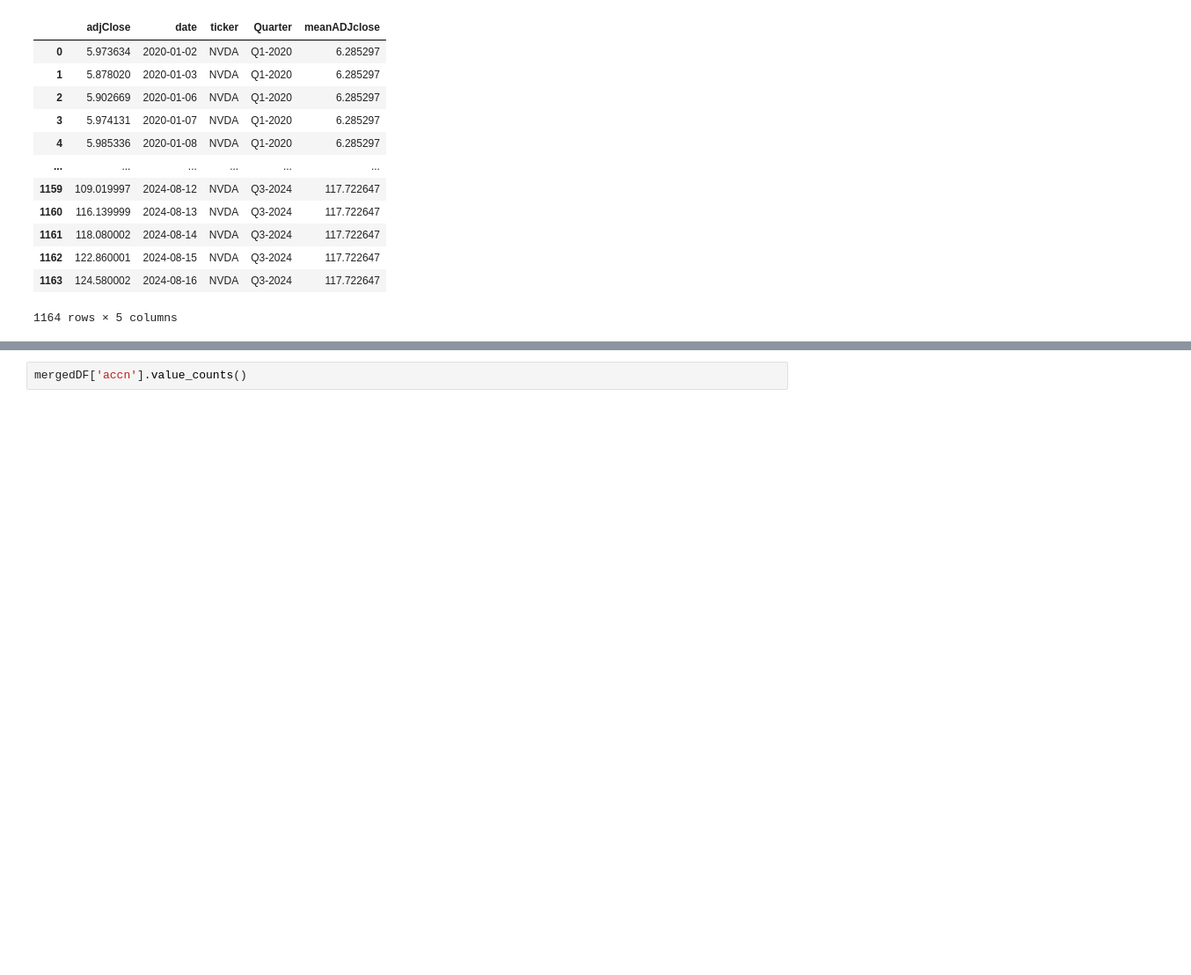
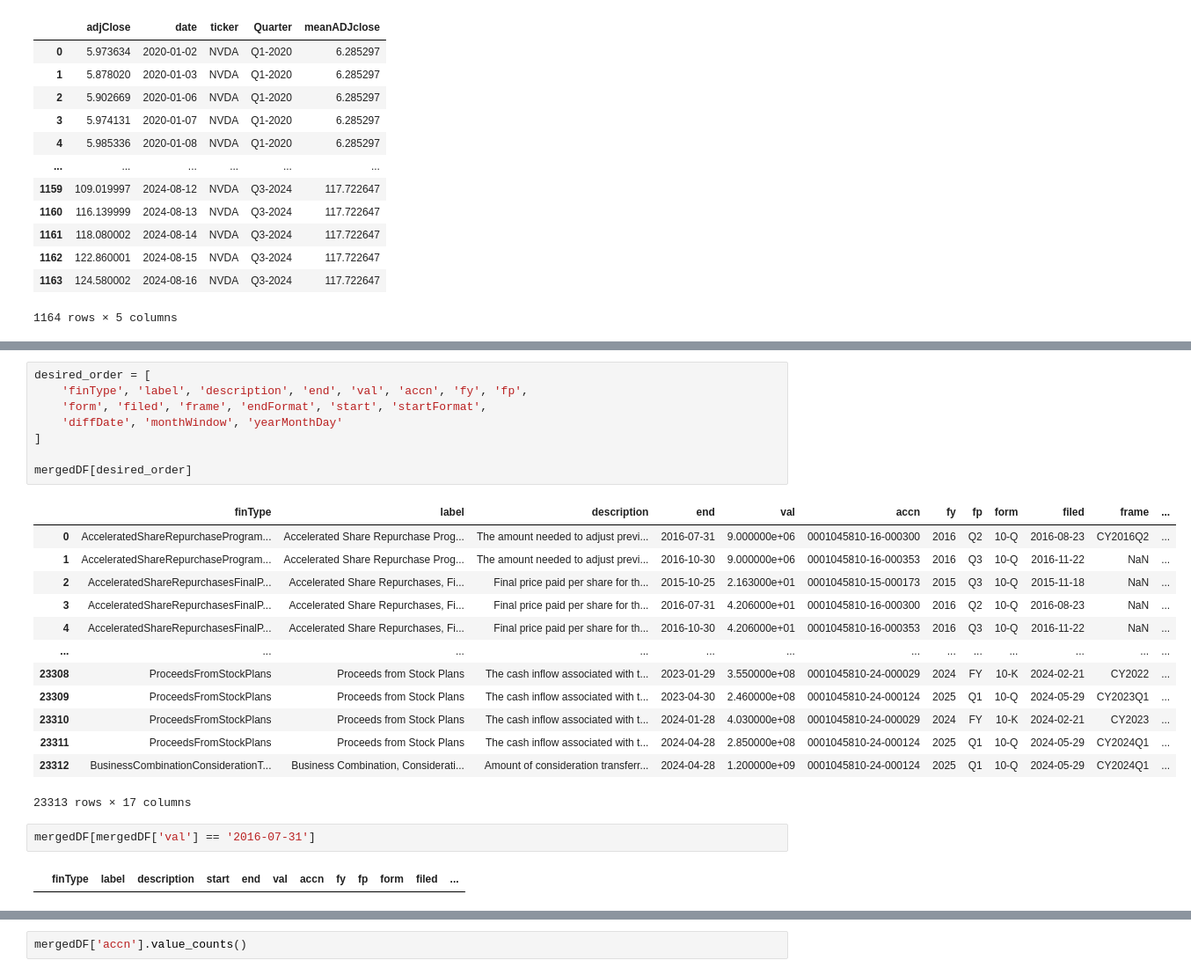
Before and after one commit to prosowiec/DeltaStock, a Jupyter notebook: notebooks/methods.ipynb, the cells around one changed output, grey strips where cells are left out. Shown at 88% size. Cells and saved outputs as stored; diff of their text form; blank space fills up the shorter version.

```diff
--- a/notebooks/methods.ipynb
+++ b/notebooks/methods.ipynb
@@ -99,0 +123,26 @@ mergedDF
+# %%
+desired_order = [
+    'finType', 'label', 'description', 'end', 'val', 'accn', 'fy', 'fp',
+    'form', 'filed', 'frame', 'endFormat', 'start', 'startFormat',
+    'diffDate', 'monthWindow', 'yearMonthDay'
+]
+
+mergedDF[desired_order]
+# %% [output]
+|  | finType | label | description | end | val | accn | fy | fp | form | filed | frame | ... |
+| 0 | AcceleratedShareRepurchaseProgram... | Accelerated Share Repurchase Prog... | The amount needed to adjust previ... | 2016-07-31 | 9.000000e+06 | 0001045810-16-000300 | 2016 | Q2 | 10-Q | 2016-08-23 | CY2016Q2 | ... |
+| 1 | AcceleratedShareRepurchaseProgram... | Accelerated Share Repurchase Prog... | The amount needed to adjust previ... | 2016-10-30 | 9.000000e+06 | 0001045810-16-000353 | 2016 | Q3 | 10-Q | 2016-11-22 | NaN | ... |
+| 2 | AcceleratedShareRepurchasesFinalP... | Accelerated Share Repurchases, Fi... | Final price paid per share for th... | 2015-10-25 | 2.163000e+01 | 0001045810-15-000173 | 2015 | Q3 | 10-Q | 2015-11-18 | NaN | ... |
+| 3 | AcceleratedShareRepurchasesFinalP... | Accelerated Share Repurchases, Fi... | Final price paid per share for th... | 2016-07-31 | 4.206000e+01 | 0001045810-16-000300 | 2016 | Q2 | 10-Q | 2016-08-23 | NaN | ... |
+| 4 | AcceleratedShareRepurchasesFinalP... | Accelerated Share Repurchases, Fi... | Final price paid per share for th... | 2016-10-30 | 4.206000e+01 | 0001045810-16-000353 | 2016 | Q3 | 10-Q | 2016-11-22 | NaN | ... |
+| ... | ... | ... | ... | ... | ... | ... | ... | ... | ... | ... | ... | ... |
+| 23308 | ProceedsFromStockPlans | Proceeds from Stock Plans | The cash inflow associated with t... | 2023-01-29 | 3.550000e+08 | 0001045810-24-000029 | 2024 | FY | 10-K | 2024-02-21 | CY2022 | ... |
+| 23309 | ProceedsFromStockPlans | Proceeds from Stock Plans | The cash inflow associated with t... | 2023-04-30 | 2.460000e+08 | 0001045810-24-000124 | 2025 | Q1 | 10-Q | 2024-05-29 | CY2023Q1 | ... |
+| 23310 | ProceedsFromStockPlans | Proceeds from Stock Plans | The cash inflow associated with t... | 2024-01-28 | 4.030000e+08 | 0001045810-24-000029 | 2024 | FY | 10-K | 2024-02-21 | CY2023 | ... |
+| 23311 | ProceedsFromStockPlans | Proceeds from Stock Plans | The cash inflow associated with t... | 2024-04-28 | 2.850000e+08 | 0001045810-24-000124 | 2025 | Q1 | 10-Q | 2024-05-29 | CY2024Q1 | ... |
+| 23312 | BusinessCombinationConsiderationT... | Business Combination, Considerati... | Amount of consideration transferr... | 2024-04-28 | 1.200000e+09 | 0001045810-24-000124 | 2025 | Q1 | 10-Q | 2024-05-29 | CY2024Q1 | ... |
+23313 rows × 17 columns
+# %%
+mergedDF[mergedDF['val'] == '2016-07-31']
+# %% [output]
+|  | finType | label | description | start | end | val | accn | fy | fp | form | filed | ... |
```
Also changed, not shown: parts of 5 cells of this notebook, 3 other files.
